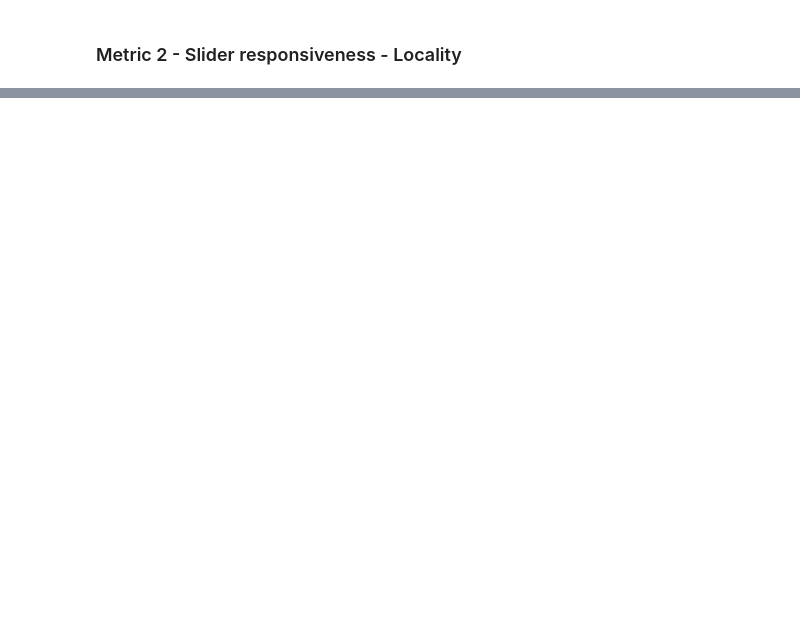
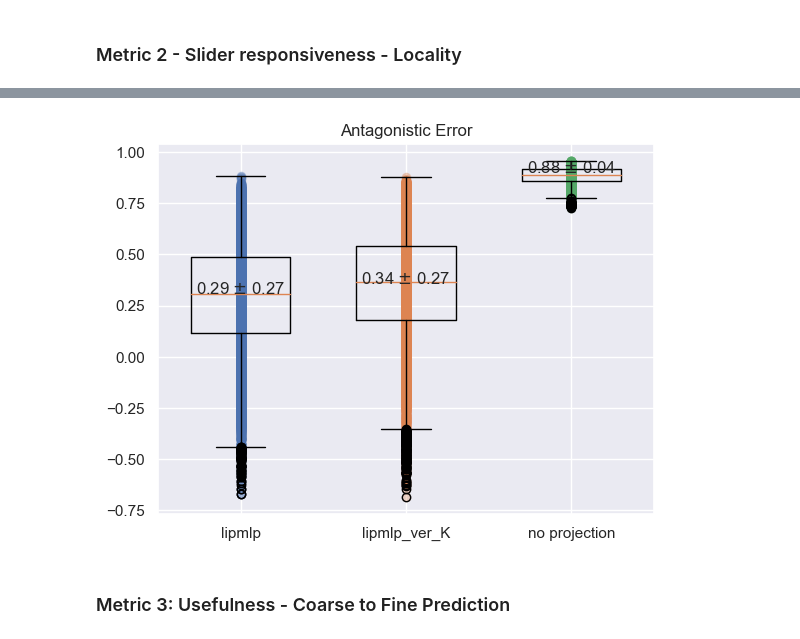
Before and after one commit to Zhecheng-Wang/facial-manifold-learning, a Jupyter notebook: src/Quantitative_evaluation.ipynb, the cells around one changed output, grey strips where cells are left out. Cells and saved outputs as stored; diff of their text form; code cells hidden in the pictures; blank space fills up the shorter version.

```diff
--- a/src/Quantitative_evaluation.ipynb
+++ b/src/Quantitative_evaluation.ipynb
@@ -208,0 +310,31 @@ TypeError: cannot unpack non-iterable NoneType object
+# %%
+def compute_antagonistic_error_ver1(unaltered_mesh, intended_mesh, projected_mesh, vertex_neighbourhood, threshold=0):
+    # compute vertex_changes
+    dv_intended_mesh = intended_mesh - unaltered_mesh
+    dv_projected_mesh = projected_mesh - unaltered_mesh
+
+    moved_indices = np.where(np.linalg.norm(dv_intended_mesh, axis=-1) > 0, 1, 0)
+    # compute mean vertex movement direction within the neighbourhood
+    mean_neighbourhood_movement_projected = np.zeros(unaltered_mesh.shape)
+    for i in range(0, len(vertex_neighbourhood)):
+        if moved_indices[i] == 0:
+            continue
+        mean_neighbourhood_movement_projected[i] = np.mean(dv_projected_mesh[vertex_neighbourhood[i]], axis=0)
+    moved_indices = moved_indices.astype(bool)
+    # compute the angle between the mean movement and the intended movement of each vertex if there is a movement,
+
+    # use the mask to get the subset of the df_intended_mesh
+    subset_dv_intended_mesh = dv_intended_mesh[moved_indices]
+    subset_dv_intended_mesh = subset_dv_intended_mesh / np.linalg.norm(subset_dv_intended_mesh, axis=-1)[:, np.newaxis]
+    # plt.plot(subset_dv_intended_mesh)
+    # plt.show()
+    # these are the moved vertices around the intended vertex by the projection
+    subset_mean_neighbourhood_movement_projected = mean_neighbourhood_movement_projected[moved_indices]
+    projected_norm_displacement_norm = np.linalg.norm(subset_mean_neighbourhood_movement_projected, axis=-1)[:, np.newaxis]
+    subset_mean_neighbourhood_movement_projected = subset_mean_neighbourhood_movement_projected / projected_norm_displacement_norm
+    # compute the alignment (cos theta between two vertex displacements)
+    alignment = np.sum(subset_dv_intended_mesh * subset_mean_neighbourhood_movement_projected, axis=-1)
+    alignment = np.where(projected_norm_displacement_norm == 0, 0, alignment)
+    average_alignment = np.mean(alignment)
+    # print(average_alignment, subset_dv_intended_mesh.mean())
+    return average_alignment
@@ -208,0 +394,18 @@ TypeError: cannot unpack non-iterable NoneType object
+# %%
+i = 0
+model_names = list(non_antagonistic_error_dict.keys())
+for model in model_names:
+    # plot mean and std with a box plot
+    plt.boxplot(non_antagonistic_error_dict[model], positions=[i], widths=0.6)
+    # plot the scatter plot
+    plt.scatter([i] * len(non_antagonistic_error_dict[model]), non_antagonistic_error_dict[model], alpha=0.3)
+    # label each box with a mean and std
+    plt.text(i, np.mean(non_antagonistic_error_dict[model]), "{:.2f} $\pm$ {:.2f}".format(np.mean(non_antagonistic_error_dict[model]), np.std(non_antagonistic_error_dict[model])), ha='center', va='bottom')
+    i += 1
+plt.title("Antagonistic Error")
+plt.xticks(range(len(model_names)), model_names)
+plt.show()
+# %% [output]
+[figure, added]
+# %% [markdown]
+### Metric 3: Usefulness - Coarse to Fine Prediction
```
Also changed, not shown: parts of 20 cells of this notebook.
